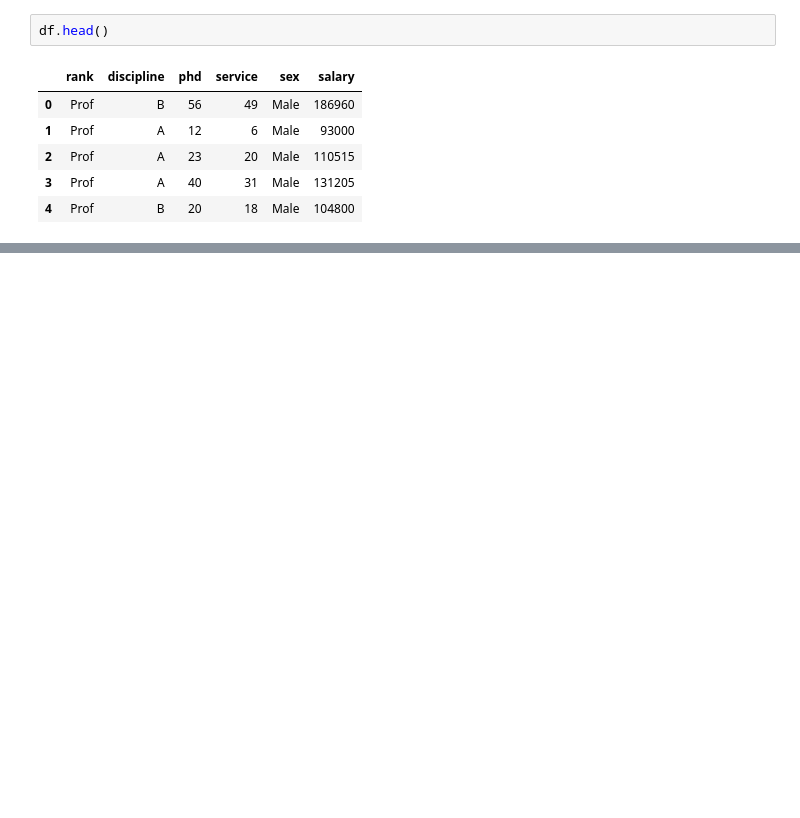
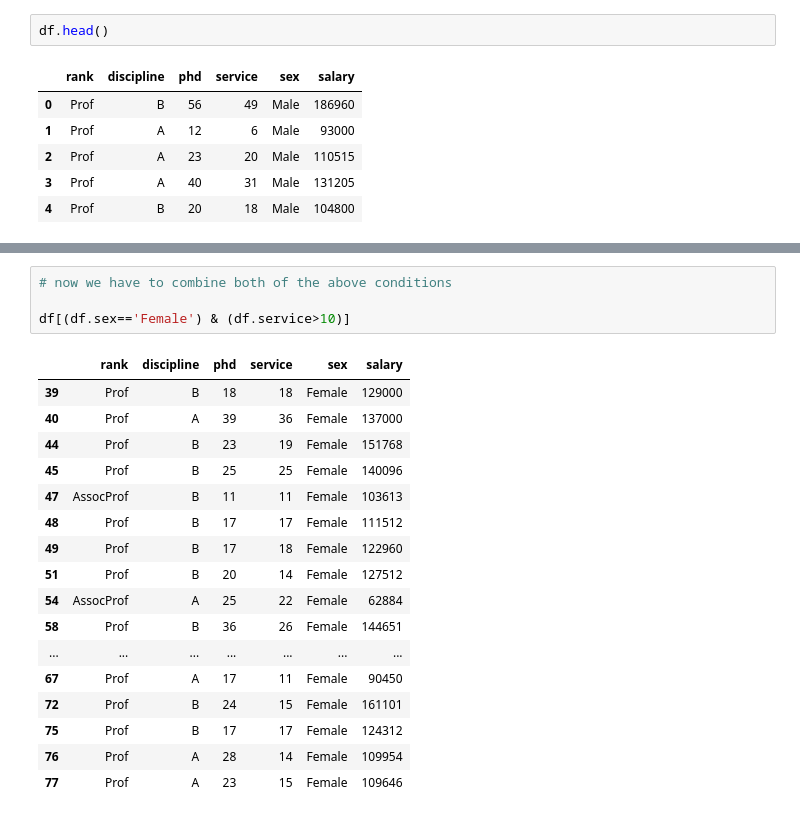
Before and after one commit to Manu-Gr/Python, a Jupyter notebook: Python_Intro_New.ipynb, the cells around one changed output, grey strips where cells are left out. Cells and saved outputs as stored; diff of their text form; blank space fills up the shorter version.

```diff
--- a/Python_Intro_New.ipynb
+++ b/Python_Intro_New.ipynb
@@ -32,0 +267,22 @@ df.head(10)
+# %%
+# now we have to combine both of the above conditions
+
+df[(df.sex=='Female') & (df.service>10)]
+# %% [output]
+|  | rank | discipline | phd | service | sex | salary |
+| 39 | Prof | B | 18 | 18 | Female | 129000 |
+| 40 | Prof | A | 39 | 36 | Female | 137000 |
+| 44 | Prof | B | 23 | 19 | Female | 151768 |
+| 45 | Prof | B | 25 | 25 | Female | 140096 |
+| 47 | AssocProf | B | 11 | 11 | Female | 103613 |
+| 48 | Prof | B | 17 | 17 | Female | 111512 |
+| 49 | Prof | B | 17 | 18 | Female | 122960 |
+| 51 | Prof | B | 20 | 14 | Female | 127512 |
+| 54 | AssocProf | A | 25 | 22 | Female | 62884 |
+| 58 | Prof | B | 36 | 26 | Female | 144651 |
+| ... | ... | ... | ... | ... | ... | ... |
+| 67 | Prof | A | 17 | 11 | Female | 90450 |
+| 72 | Prof | B | 24 | 15 | Female | 161101 |
+| 75 | Prof | B | 17 | 17 | Female | 124312 |
+| 76 | Prof | A | 28 | 14 | Female | 109954 |
+| 77 | Prof | A | 23 | 15 | Female | 109646 |
```
Also changed, not shown: parts of 34 cells of this notebook.
